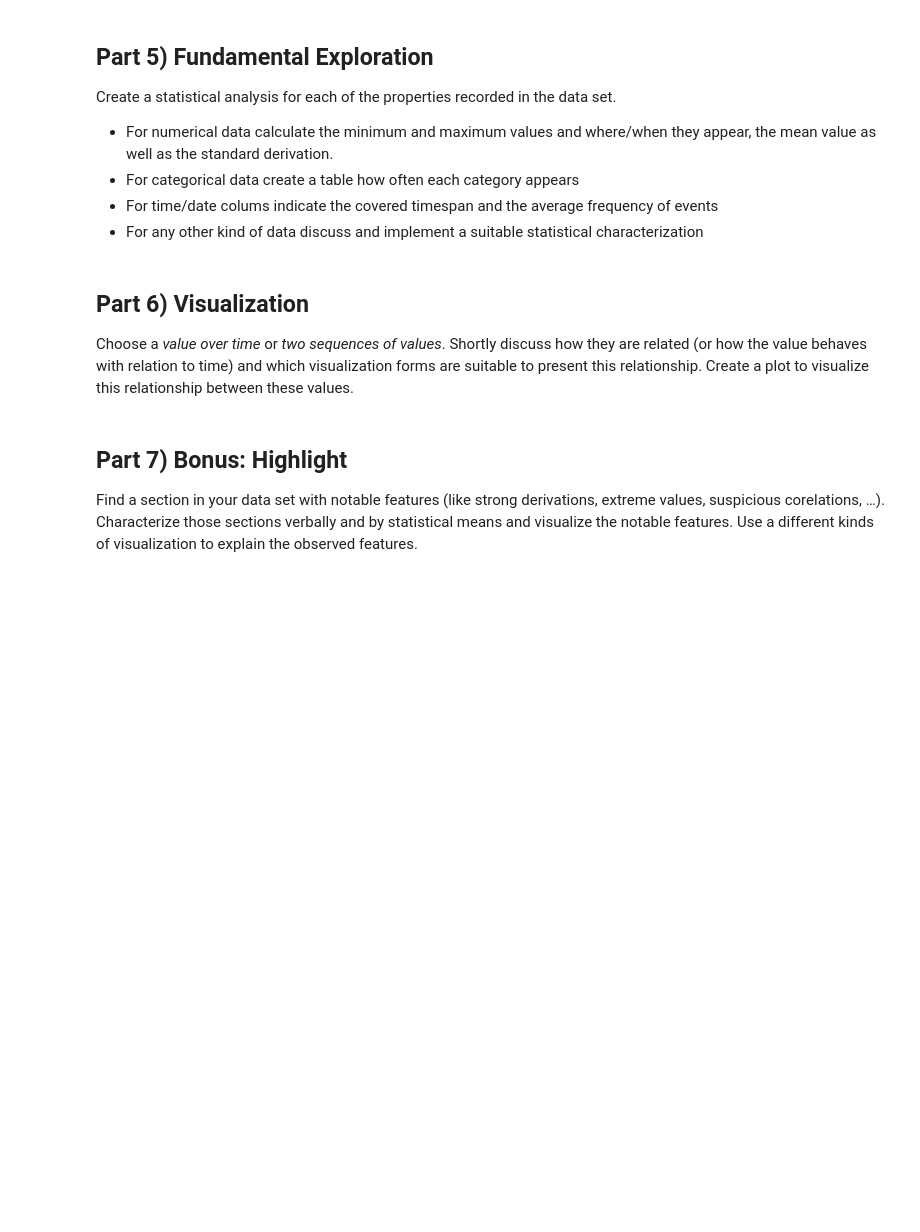
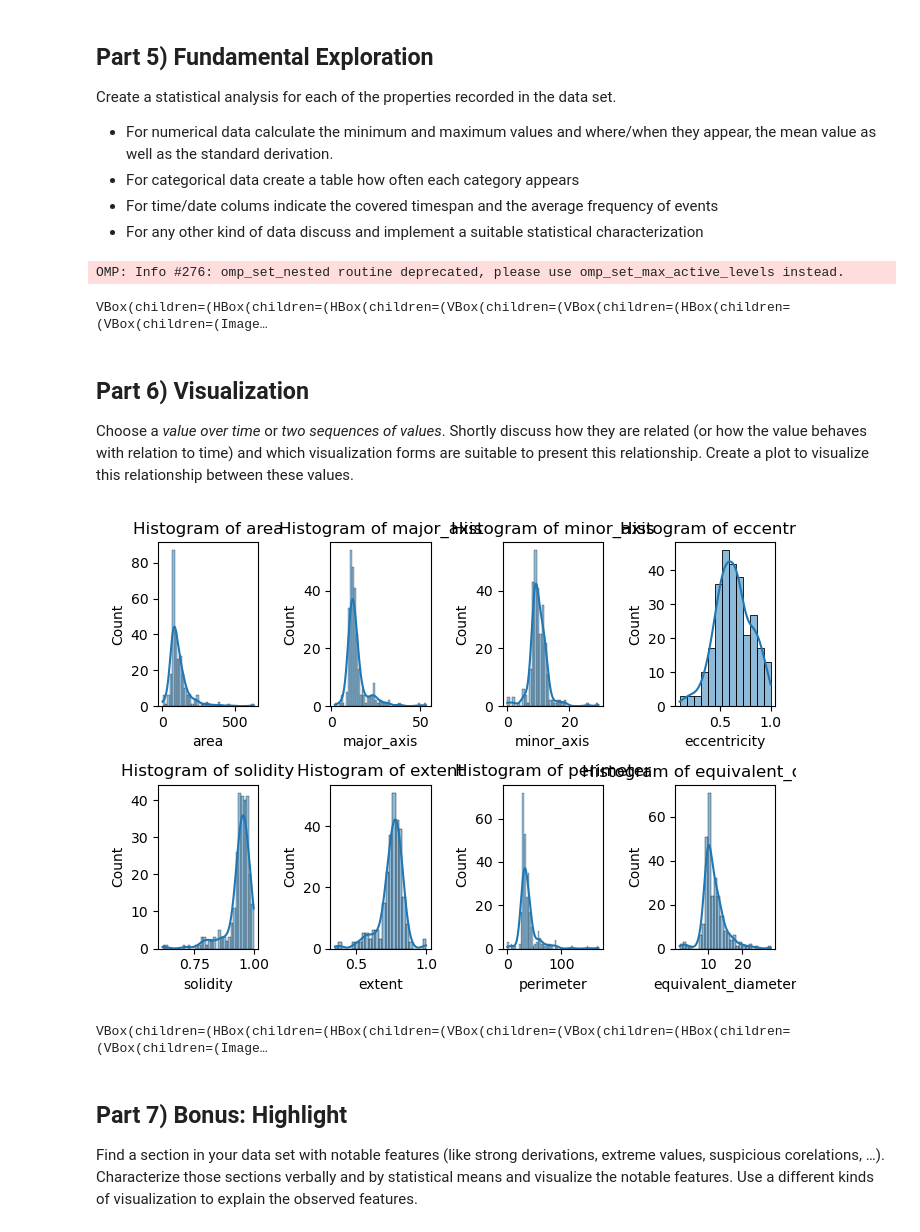
Before and after one commit to marabuuu/rse-lab, a Jupyter notebook: notebooks/RSE_assignment.ipynb, the cells around one changed output. Saved outputs shown, nothing was run; the diff lists cells and outputs as text; code cells hidden in the pictures; blank space fills up the shorter version.

```diff
--- a/notebooks/RSE_assignment.ipynb
+++ b/notebooks/RSE_assignment.ipynb
@@ -191,3 +97,5 @@ StackViewNDArray([[  0,   0,   0, ...,   5,   5,   5],
                   [  0,   0,   0, ...,   0,   0, 275],
                   [  0,   0,   0, ...,   0,   0, 275],
                   [  0,   0,   0, ...,   0,   0,   0]], dtype=int32)
+# %%
+properties = regionprops(img_labeled, intensity_image=image)
@@ -193,0 +121,3 @@ StackViewNDArray([[  0,   0,   0, ...,   5,   5,   5],
+# %%
+df = pd.DataFrame(statistics)
+df.head()
@@ -203,6 +140,38 @@ Create a statistical analysis for each of the properties recorded in the data se
 # %%
 # Implement your statistical analysis here
 # Print the analysis results
+# %%
+import umap
+import numpy as np
+
+# Step 1: Select the features for UMAP
+# Let's exclude 'coords' because it's variable-length and not numeric-flat
+feature_columns = ['area', 'mean', 'min', 'max',
+                   'major_axis', 'minor_axis',
+                   'eccentricity', 'solidity',
+                   'extent', 'perimeter', 'equivalent_diameter']
+
+X = df[feature_columns].to_numpy()
+
+# Step 2: Fit UMAP
+reducer = umap.UMAP(random_state=42)
+embedding = reducer.fit_transform(X)  # shape (n_samples, 2)
+
+# Step 3: Add UMAP columns
+df['UMAP_0'] = embedding[:, 0]
+df['UMAP_1'] = embedding[:, 1]
+# %% [output]
+OMP: Info #276: omp_set_nested routine deprecated, please use omp_set_max_active_levels instead.
+# %%
+stackview.clusterplot(image = image,
+                      labels = img_labeled,
+                      df = df,
+                      column_x = 'UMAP_0',
+                      column_y = 'UMAP_1',
+                      zoom_factor = 1.6,
+                      alpha = 0.7)
+# %% [output]
+VBox(children=(HBox(children=(HBox(children=(VBox(children=(VBox(children=(HBox(children=(VBox(children=(Image…
 # %% [markdown]
 ## Part 6) Visualization
 
@@ -211,6 +180,31 @@ Shortly discuss how they are related (or how the value behaves with relation to
 Create a plot to visualize this relationship between these values.
 # %%
 # Implement your visualization here
+# %%
+numerical_columns = ['area',
+                   'major_axis', 'minor_axis',
+                   'eccentricity', 'solidity',
+                   'extent', 'perimeter', 'equivalent_diameter']
+
+plt.figure(figsize=(7, 5))
+for i, col in enumerate(numerical_columns, 1):
+    plt.subplot(2, 4, i)
+    sns.histplot(df[col], kde=True)
+    plt.title(f'Histogram of {col}')
+plt.tight_layout()
+plt.show()
+# %% [output]
+[figure, added]
+# %%
+stackview.clusterplot(image = image,
+                      labels = img_labeled,
+                      df = df,
+                      column_x = 'area',
+                      column_y = 'solidity',
+                      zoom_factor = 1.6,
+                      alpha = 0.7)
+# %% [output]
+VBox(children=(HBox(children=(HBox(children=(VBox(children=(VBox(children=(HBox(children=(VBox(children=(Image…
 # %% [markdown]
 ## Part 7) Bonus: Highlight
 
```
Also changed, not shown: parts of 13 cells of this notebook.
